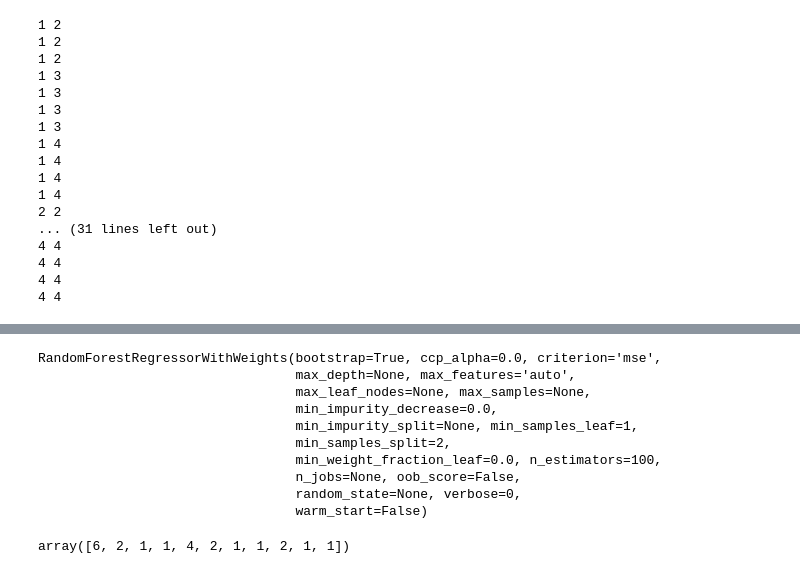
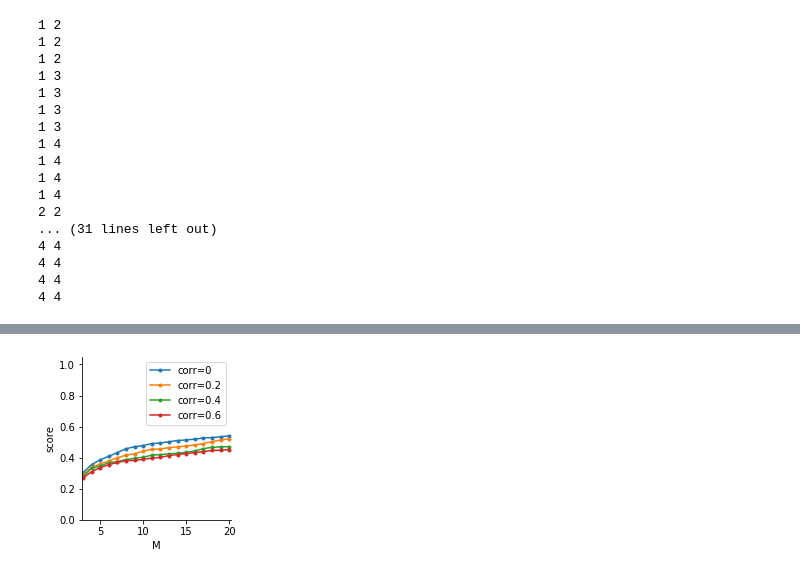
Before and after one commit to Yu-Group/interaction_selection, a Jupyter notebook: simulations/08_regression_iRF.ipynb, the cells around one changed output, grey strips where cells are left out. Saved outputs shown, nothing was run; the diff lists cells and outputs as text; code cells hidden in the pictures.

```diff
--- a/simulations/08_regression_iRF.ipynb
+++ b/simulations/08_regression_iRF.ipynb
@@ -120,18 +215,0 @@ from utils import load_simulated_regression_data
-# %%
-rf = RFR()
-rf.fit(X, y)
-# %% [output]
-RandomForestRegressorWithWeights(bootstrap=True, ccp_alpha=0.0, criterion='mse',
-                                 max_depth=None, max_features='auto',
-                                 max_leaf_nodes=None, max_samples=None,
-                                 min_impurity_decrease=0.0,
-                                 min_impurity_split=None, min_samples_leaf=1,
-                                 min_samples_split=2,
-                                 min_weight_fraction_leaf=0.0, n_estimators=100,
-                                 n_jobs=None, oob_score=False,
-                                 random_state=None, verbose=0,
-                                 warm_start=False)
-# %%
-rf.estimators_[0].tree_.weighted_n_node_samplesn_node_samples
-# %% [output]
-array([6, 2, 1, 1, 4, 2, 1, 1, 2, 1, 1])
@@ -143,0 +216,34 @@ X, y, interact_true = load_simulated_regression_data(n=10, p = 20)
+# %%
+fig, ax = plt.subplots(figsize=(8/3,3))
+for j, corr in enumerate([0, 0.2, 0.4, 0.6]):
+    # depth weighted
+    min_length = np.min([len(v) for x, v in final_results.items() if x[0] == corr and x[1] == 0 and x[2] == 'Gaussian' and x[4] == 'soft' and x[5] == 'mild'])
+    min_length = min(20, min_length)
+    min_length = 20
+    scores = []
+    for x, v in final_results.items():
+        if x[0] == corr and x[1] == 0 and x[2] == 'Gaussian' and x[4] == 'soft' and x[5] == 'mild':
+            if len(v) < min_length:
+                v = list(v) + [v[-1]] * (min_length - len(v))
+            scores.append(v[:min_length])
+    scores = np.array(scores)
+    ax.errorbar(
+        np.arange(1, min_length+1),
+        np.nanmean(scores, axis=0),
+        marker='.',
+    )
+
+ax.set_ylim([0,1.05])
+ax.set_xlim([2.9, 20.2])
+ax.legend(['corr=0', 'corr=0.2', 'corr=0.4', 'corr=0.6'])
+#ax.set_title(f"Number of interactions {num_interact} with order {order}", fontsize=10)
+#ax.xaxis.set_major_locator(MaxNLocator(integer=True))
+ax.spines["top"].set_visible(False)
+ax.spines["right"].set_visible(False)
+ax.set_ylabel(f"score")
+ax.set_xlabel("M")
+#ax.set_title(f"interaction-order = {order}")
+# plt.tight_layout()
+plt.show()
+# %% [output]
+[figure, added]
```
Also changed, not shown: parts of 16 cells of this notebook, 4 other files.
